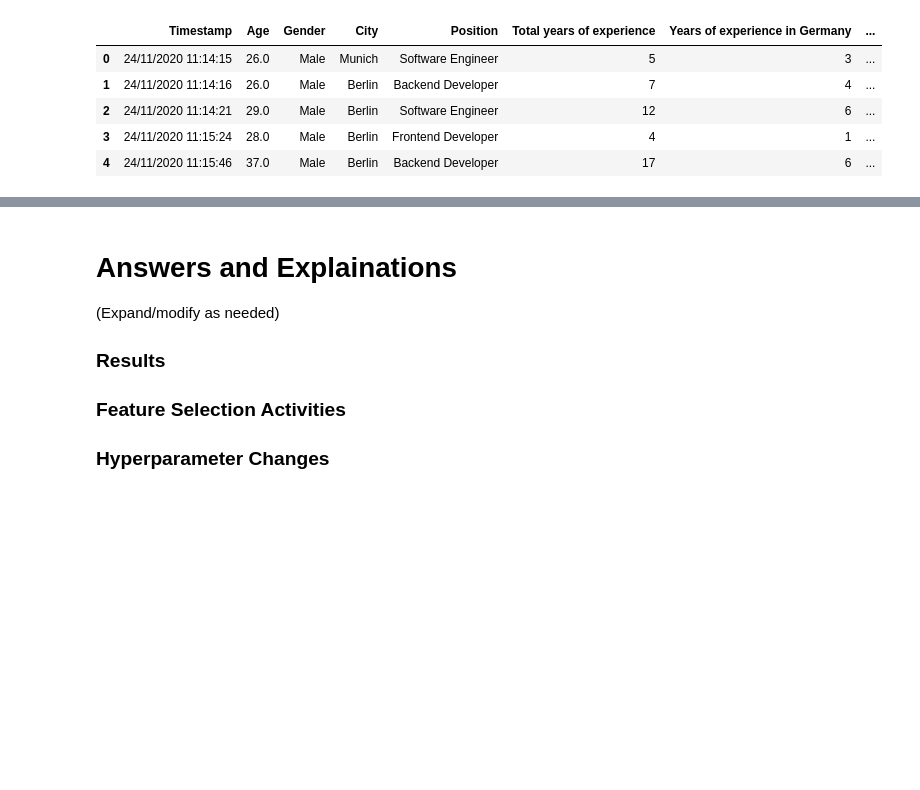
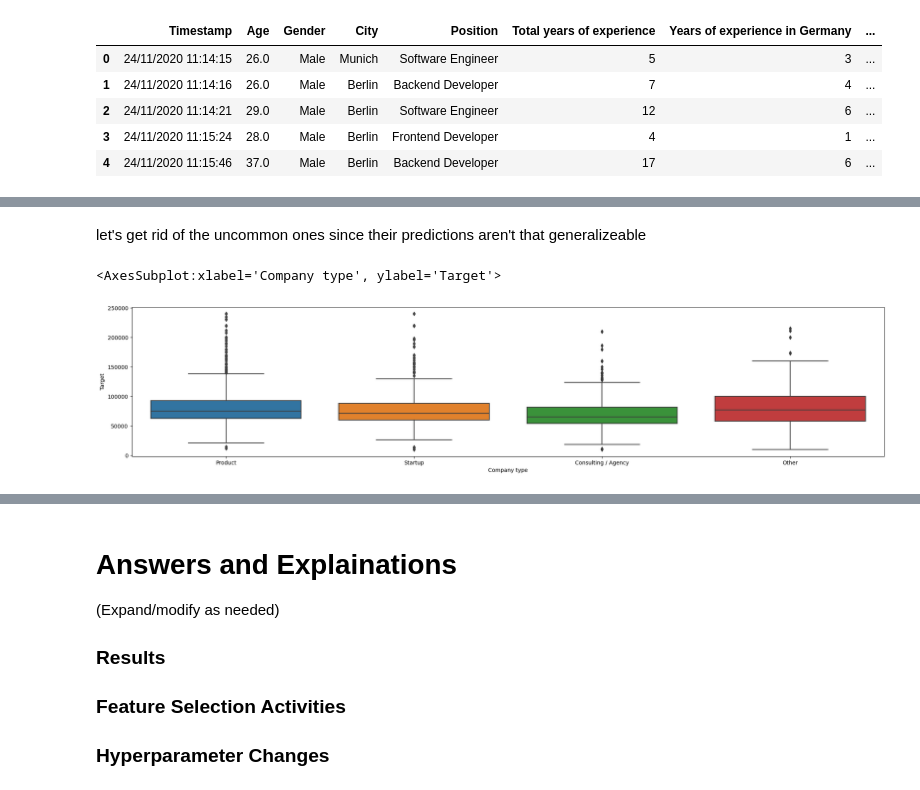
Before and after one commit to DarrenPLee/ItML_Asn_2_Students, a Jupyter notebook: assignment_2_start.ipynb, the cells around one changed output, grey strips where cells are left out. Cells and saved outputs as stored; diff of their text form; code cells hidden in the pictures; blank space fills up the shorter version.

```diff
--- a/assignment_2_start.ipynb
+++ b/assignment_2_start.ipynb
@@ -151,0 +278,8 @@ df[df['Yearly bonus + stocks in EUR'].isna()]
+# %%
+def replace_low_freq(d, col, threshold=10, replacement='other'):
+    value_counts = d[col].value_counts()
+    to_remove = value_counts[value_counts <= threshold].index
+    tmp = d[col].replace(to_replace=to_remove, value=replacement)
+    return tmp
+# %%
+df['Main language at work'] = replace_low_freq(df, 'Main language at work', threshold=5, replacement='Other')
@@ -151,0 +309,9 @@ df[df['Yearly bonus + stocks in EUR'].isna()]
+# %% [markdown]
+let's get rid of the uncommon ones since their predictions aren't that generalizeable
+# %%
+df['Company type'] = replace_low_freq(df, 'Company type', threshold=10, replacement='Other')
+# %%
+sns.boxplot(x=df['Company type'], y=df['Target'])
+# %% [output]
+<AxesSubplot:xlabel='Company type', ylabel='Target'>
+[figure, added]
```
Also changed, not shown: parts of 31 cells of this notebook.
